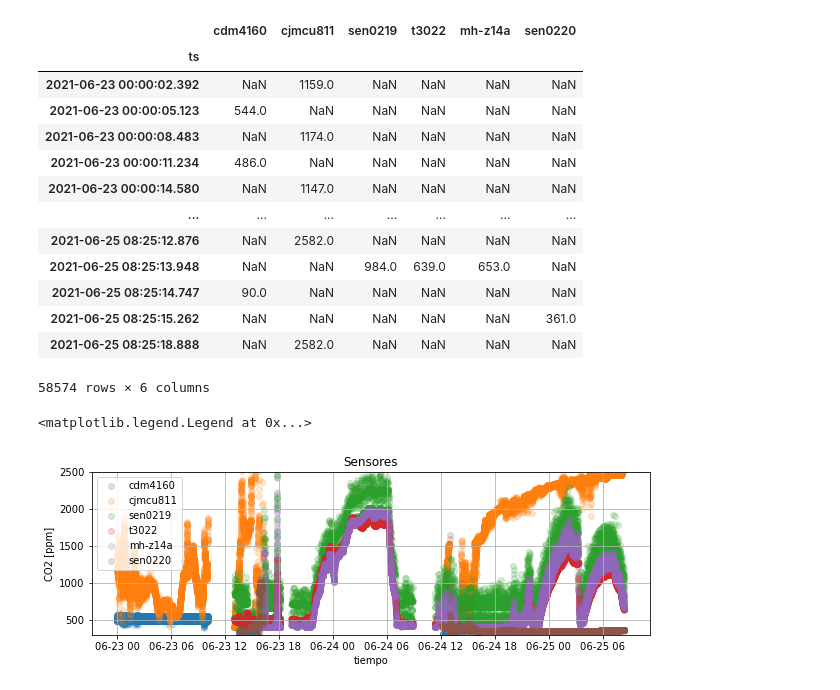
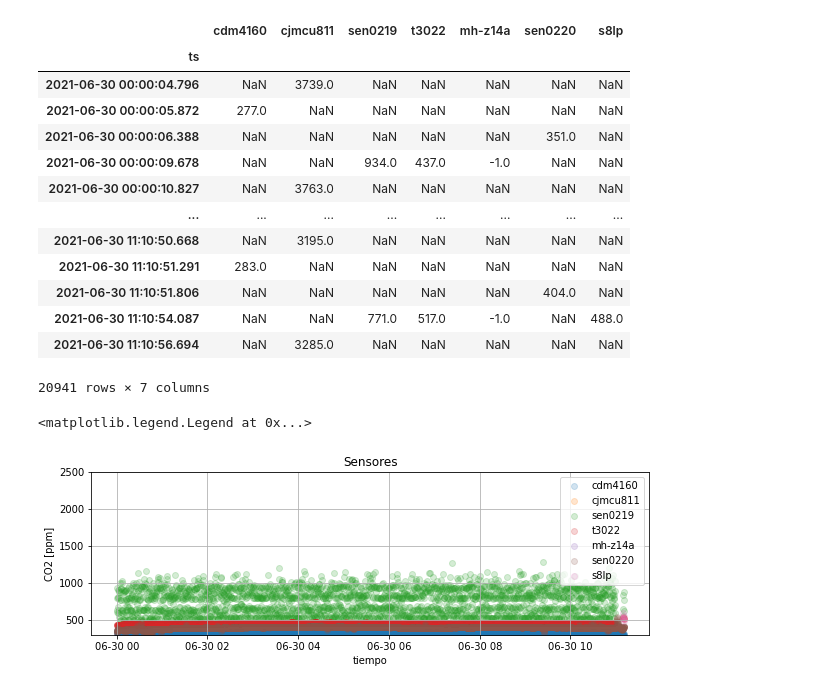
Before and after one commit to lata-mas/Monitor_co2_pistas_educativas, a Jupyter notebook: notebooks/001_descarga_guarda_ThingsBoard.ipynb, the cells around one changed output. Saved outputs shown, nothing was run; the diff lists cells and outputs as text; code cells hidden in the pictures.

Commit message:
agregue datos de sensores thingsboard

```diff
--- a/notebooks/001_descarga_guarda_ThingsBoard.ipynb
+++ b/notebooks/001_descarga_guarda_ThingsBoard.ipynb
@@ -11,49 +11,49 @@ tb = TB(config_file='config_gbv.ini',device_name='CO2')
 # %%
-sensores = ["cdm4160","cjmcu811","sen0219","t3022","mh-z14a","sen0220"]
+sensores = ["cdm4160","cjmcu811","sen0219","t3022","mh-z14a","sen0220","s8lp"]
 datos = pd.concat([tb.get_df(key=sensor) for sensor in sensores],axis=1)
 # print(datos.head())
 datos.index = datos.index + pd.Timedelta("-5H")
 # print(datos.head())
 # %%
 #corta los datos de la fecha inicial al final
-datos = datos["2021-06-23":]
+datos = datos["2021-06-30":]
 datos
 # %% [output]
-|  | cdm4160 | cjmcu811 | sen0219 | t3022 | mh-z14a | sen0220 |
-| ts |  |  |  |  |  |  |
-| 2021-06-23 00:00:02.392 | NaN | 1159.0 | NaN | NaN | NaN | NaN |
-| 2021-06-23 00:00:05.123 | 544.0 | NaN | NaN | NaN | NaN | NaN |
-| 2021-06-23 00:00:08.483 | NaN | 1174.0 | NaN | NaN | NaN | NaN |
-| 2021-06-23 00:00:11.234 | 486.0 | NaN | NaN | NaN | NaN | NaN |
-| 2021-06-23 00:00:14.580 | NaN | 1147.0 | NaN | NaN | NaN | NaN |
-| ... | ... | ... | ... | ... | ... | ... |
-| 2021-06-25 08:25:12.876 | NaN | 2582.0 | NaN | NaN | NaN | NaN |
-| 2021-06-25 08:25:13.948 | NaN | NaN | 984.0 | 639.0 | 653.0 | NaN |
-| 2021-06-25 08:25:14.747 | 90.0 | NaN | NaN | NaN | NaN | NaN |
-| 2021-06-25 08:25:15.262 | NaN | NaN | NaN | NaN | NaN | 361.0 |
-| 2021-06-25 08:25:18.888 | NaN | 2582.0 | NaN | NaN | NaN | NaN |
+|  | cdm4160 | cjmcu811 | sen0219 | t3022 | mh-z14a | sen0220 | s8lp |
+| ts |  |  |  |  |  |  |  |
+| 2021-06-30 00:00:04.796 | NaN | 3739.0 | NaN | NaN | NaN | NaN | NaN |
+| 2021-06-30 00:00:05.872 | 277.0 | NaN | NaN | NaN | NaN | NaN | NaN |
+| 2021-06-30 00:00:06.388 | NaN | NaN | NaN | NaN | NaN | 351.0 | NaN |
+| 2021-06-30 00:00:09.678 | NaN | NaN | 934.0 | 437.0 | -1.0 | NaN | NaN |
+| 2021-06-30 00:00:10.827 | NaN | 3763.0 | NaN | NaN | NaN | NaN | NaN |
+| ... | ... | ... | ... | ... | ... | ... | ... |
+| 2021-06-30 11:10:50.668 | NaN | 3195.0 | NaN | NaN | NaN | NaN | NaN |
+| 2021-06-30 11:10:51.291 | 283.0 | NaN | NaN | NaN | NaN | NaN | NaN |
+| 2021-06-30 11:10:51.806 | NaN | NaN | NaN | NaN | NaN | 404.0 | NaN |
+| 2021-06-30 11:10:54.087 | NaN | NaN | 771.0 | 517.0 | -1.0 | NaN | 488.0 |
+| 2021-06-30 11:10:56.694 | NaN | 3285.0 | NaN | NaN | NaN | NaN | NaN |
-58574 rows × 6 columns
+20941 rows × 7 columns
 # %%
-sensores = ["cdm4160","cjmcu811","sen0219","t3022","mh-z14a","sen0220"]
+sensores = ["cdm4160","cjmcu811","sen0219","t3022","mh-z14a","sen0220","s8lp"]
 
 fig, ax = plt.subplots(figsize=(10,3))
 
 # fecha1 = parse("2021-06-22")
 # fecha2 = fecha1 + pd.Timedelta("1D")
 # ax.set_xlim(fecha1,fecha2)
 
 ax.set_ylim(300,2500)
 ax.set_ylabel("CO2 [ppm]")
 ax.set_xlabel("tiempo")
 ax.set_title("Sensores")
 ax.grid()
 
 for sensor in sensores:
     ax.scatter(datos[sensor].index,datos[sensor],label=sensor,alpha=0.2)
 
 ax.legend()
 # %% [output]
 <matplotlib.legend.Legend at 0x...>
-[figure, old version]
+[figure, new version]
 # %%
 #ajustar fecha si es necesario
```
Also changed, not shown: parts of 2 cells of this notebook, 4 other files.
